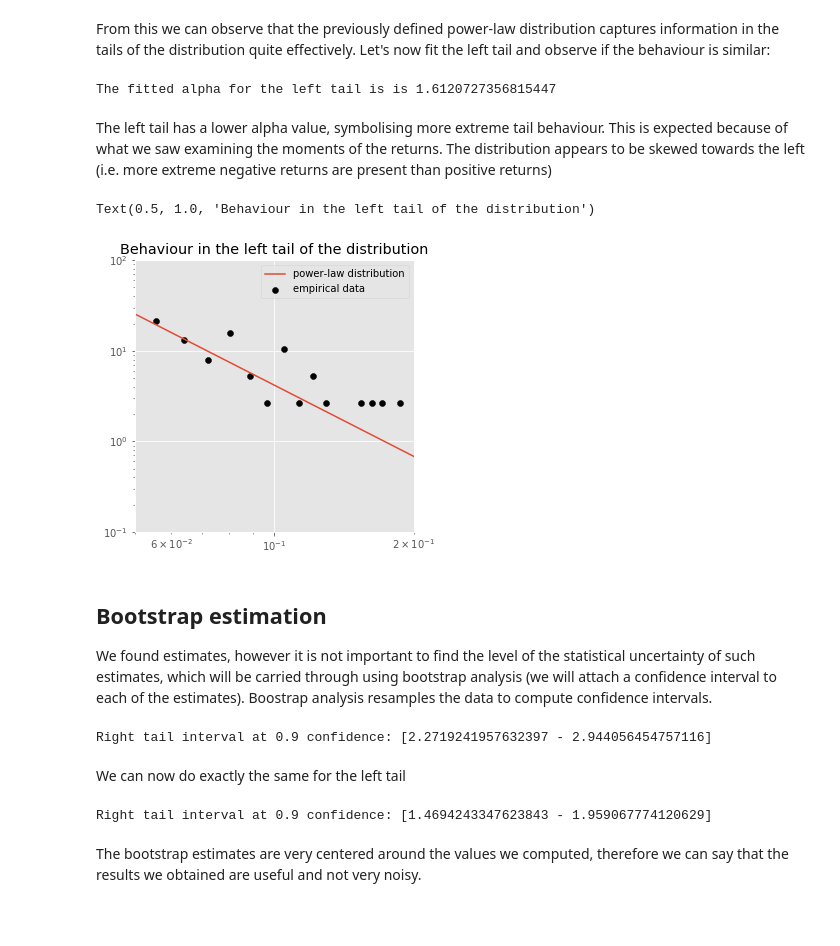
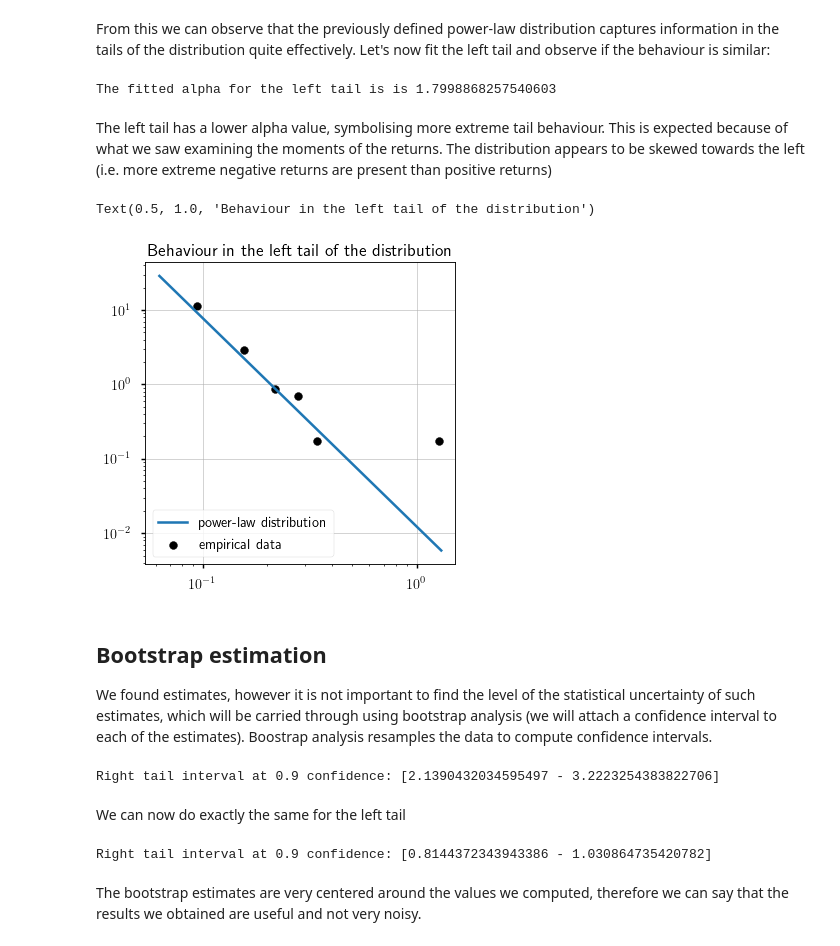
Before and after one commit to marcocappai00/Computational-Statistics, a Jupyter notebook: statistical_analysis_timeseries.ipynb, the cells around one changed output. Drawn from its saved outputs; the diff is of its cells as text; code cells hidden in the pictures; blank space fills up the shorter version.

```diff
--- a/statistical_analysis_timeseries.ipynb
+++ b/statistical_analysis_timeseries.ipynb
@@ -8,11 +8,18 @@ import pandas as pd
 import matplotlib.pyplot as plt
 from scipy.special import erf
 import scipy.optimize
-plt.style.use('ggplot')
+import seaborn as sns
+import warnings
+from matplotlib import rc
+
+plt.style.use('seaborn-talk')
 %matplotlib inline
+rc('text', usetex=True)
+warnings.filterwarnings('ignore')
 # %%
 df = pd.read_csv('crypto_prices.txt', sep=',', header=None)
-btc = df[0] #selecting bitcoin as the cryptocurrency to analyse
-plt.plot(btc, linewidth=1)
+btc = df[2] #selecting bitcoin as the cryptocurrency to analyse
+plt.plot(btc, linewidth=1.5)
 plt.title('Time Series of ETH price')
+plt.grid(linewidth=0.5)
 # %% [output]
@@ -40,8 +46,9 @@ def aggregate_returns(returns, n_days=7):
         count += 1
     return aux
 
-aggregation = 2
-r = aggregate_returns(log_ret, n_days=aggregation)
+r = log_ret
+#aggregation = 2
+#r = aggregate_returns(log_ret, n_days=aggregation)
 
-plt.plot(r, linewidth=1)
-plt.title('Aggregated returns for BTC for {} days'.format(aggregation))
+#plt.plot(r, linewidth=1)
+#plt.title('Aggregated returns for BTC for {} days'.format(aggregation))
@@ -154,29 +182,29 @@ N_l = len(r_l)
 alpha_l = N_l/np.sum(np.log(r_l/np.min(r_l))) #finding optimal alpha through maximum likelihood formula
 print('The fitted alpha for the left tail is is {}'.format(alpha_l))
 # %% [output]
-The fitted alpha for the left tail is is 1.6120727356815447
+The fitted alpha for the left tail is is 1.7998868257540603
 # %% [markdown]
 The left tail has a lower alpha value, symbolising more extreme tail behaviour. This is expected because of what we saw examining the moments of the returns. The distribution appears to be skewed towards the left (i.e. more extreme negative returns are present than positive returns)
 # %%
 x_l = np.linspace(np.min(r_l), np.max(r_l), 100)
 y_l = alpha_l/np.min(r_l)*(np.power(x_l/np.min(x_l), -(alpha_l+1))) #fitting the power-law distribution
 
 h_l, base_l = np.histogram(r_l, bins=20, density=True)
 base_l = 0.5*(base_l[1:]+base_l[:-1])
 
-plt.figure(figsize=(5,5))
+plt.figure(figsize=(5,5),
+          dpi=80)
 plt.scatter(base_l, h_l, color='black', label='empirical data',
-            marker='o')
+            marker='o', s=50)
 plt.plot(x_l, y_l, label='power-law distribution')
 plt.yscale('log')
 plt.xscale('log')
-plt.legend()
-plt.ylim([0.1, 100])
-plt.xlim([0.05,0.2])
+plt.legend(loc='lower left')
+plt.grid(linewidth=0.5)
 plt.title('Behaviour in the left tail of the distribution')
 # %% [output]
 Text(0.5, 1.0, 'Behaviour in the left tail of the distribution')
-[figure, old version]
+[figure, new version]
 # %% [markdown]
 ## Bootstrap estimation
 We found estimates, however it is not important to find the level of the statistical uncertainty of such estimates, which will be carried through using bootstrap analysis (we will attach a confidence interval to each of the estimates). Boostrap analysis resamples the data to compute confidence intervals.
@@ -200,7 +228,7 @@ print('Right tail interval at {} confidence: [{} - {}]'.format(confint,
      estimates_r[int(np.round(0.5*(1-confint)*n_sample))],
      estimates_r[int(np.round(0.5*(1+confint)*n_sample))]))
 # %% [output]
-Right tail interval at 0.9 confidence: [2.2719241957632397 - 2.944056454757116]
+Right tail interval at 0.9 confidence: [2.1390432034595497 - 3.2223254383822706]
 # %% [markdown]
 We can now do exactly the same for the left tail
 # %%
@@ -221,7 +249,7 @@ print('Right tail interval at {} confidence: [{} - {}]'.format(confint,
      estimates_l[int(np.round(0.5*(1-confint)*n_sample))],
      estimates_l[int(np.round(0.5*(1+confint)*n_sample))]))
 # %% [output]
-Right tail interval at 0.9 confidence: [1.4694243347623843 - 1.959067774120629]
+Right tail interval at 0.9 confidence: [0.8144372343943386 - 1.030864735420782]
 # %% [markdown]
 The bootstrap estimates are very centered around the values we computed, therefore we can say that the results we obtained are useful and not very noisy.
 # %% [markdown]
```
Also changed, not shown: parts of 15 cells of this notebook.
